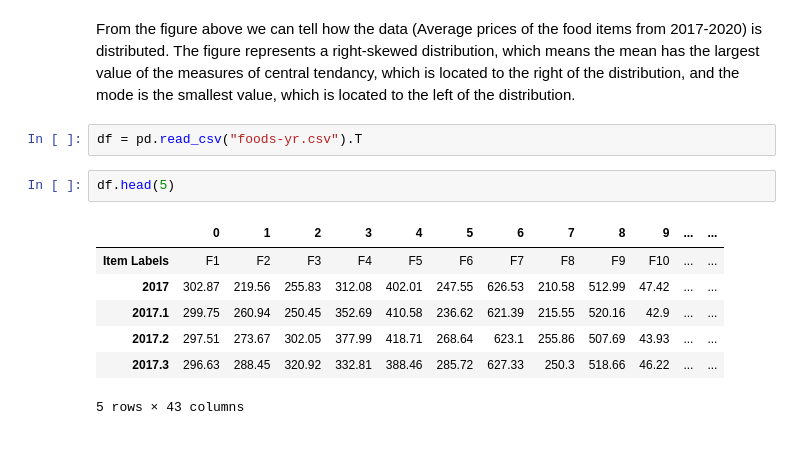
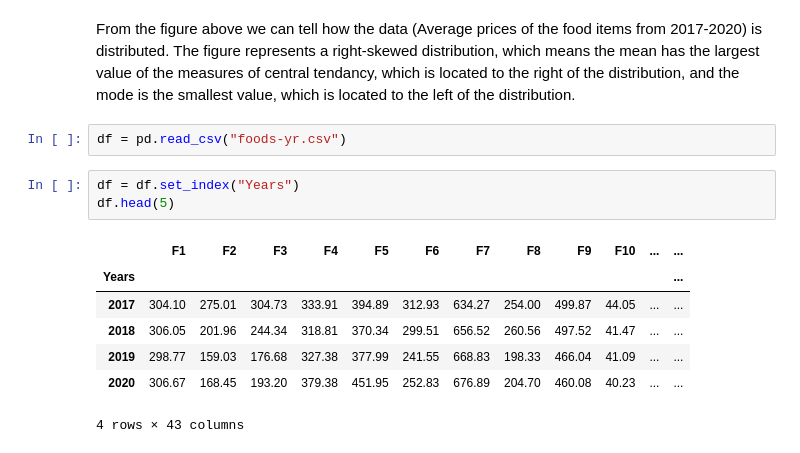
Before and after one commit to Ivynjambi/Jenga-Project, a Jupyter notebook: Analysis of selected food prices in Nigeria.ipynb, the cells around one changed output. Drawn from its saved outputs; the diff is of its cells as text.

```diff
--- a/Analysis of selected food prices in Nigeria.ipynb
+++ b/Analysis of selected food prices in Nigeria.ipynb
@@ -196,14 +205,15 @@ hist = av_row.hist()
 From the figure above we can tell how the data (Average prices of the food items from 2017-2020) is distributed.
 The figure represents a right-skewed distribution, which means the mean has the largest value of the measures of central tendancy, which is located to the right of the distribution, and the mode is the smallest value, which is located to the left of the distribution.
 # %%
-df = pd.read_csv("foods-yr.csv").T
+df = pd.read_csv("foods-yr.csv")
 # %%
+df = df.set_index("Years")
 df.head(5)
 # %% [output]
-|  | 0 | 1 | 2 | 3 | 4 | 5 | 6 | 7 | 8 | 9 | ... | ... |
-| Item Labels | F1 | F2 | F3 | F4 | F5 | F6 | F7 | F8 | F9 | F10 | ... | ... |
-| 2017 | 302.87 | 219.56 | 255.83 | 312.08 | 402.01 | 247.55 | 626.53 | 210.58 | 512.99 | 47.42 | ... | ... |
-| 2017.1 | 299.75 | 260.94 | 250.45 | 352.69 | 410.58 | 236.62 | 621.39 | 215.55 | 520.16 | 42.9 | ... | ... |
-| 2017.2 | 297.51 | 273.67 | 302.05 | 377.99 | 418.71 | 268.64 | 623.1 | 255.86 | 507.69 | 43.93 | ... | ... |
-| 2017.3 | 296.63 | 288.45 | 320.92 | 332.81 | 388.46 | 285.72 | 627.33 | 250.3 | 518.66 | 46.22 | ... | ... |
+|  | F1 | F2 | F3 | F4 | F5 | F6 | F7 | F8 | F9 | F10 | ... | ... |
+| Years |  |  |  |  |  |  |  |  |  |  |  | ... |
+| 2017 | 304.10 | 275.01 | 304.73 | 333.91 | 394.89 | 312.93 | 634.27 | 254.00 | 499.87 | 44.05 | ... | ... |
+| 2018 | 306.05 | 201.96 | 244.34 | 318.81 | 370.34 | 299.51 | 656.52 | 260.56 | 497.52 | 41.47 | ... | ... |
+| 2019 | 298.77 | 159.03 | 176.68 | 327.38 | 377.99 | 241.55 | 668.83 | 198.33 | 466.04 | 41.09 | ... | ... |
+| 2020 | 306.67 | 168.45 | 193.20 | 379.38 | 451.95 | 252.83 | 676.89 | 204.70 | 460.08 | 40.23 | ... | ... |
-5 rows × 43 columns
+4 rows × 43 columns
```
Also changed, not shown: parts of 9 cells of this notebook, 2 other files.
